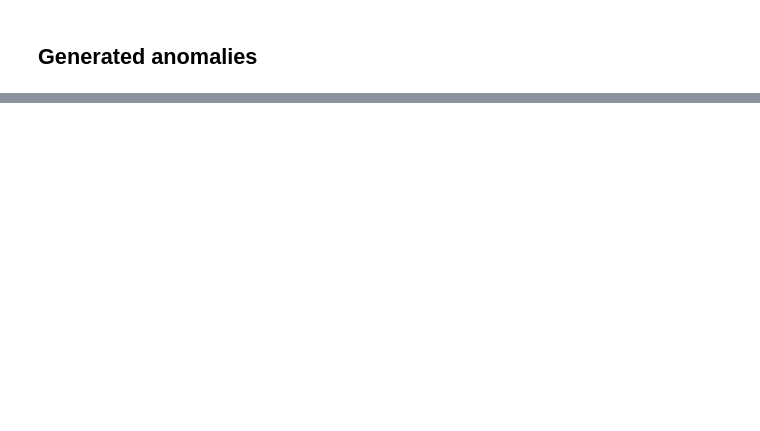
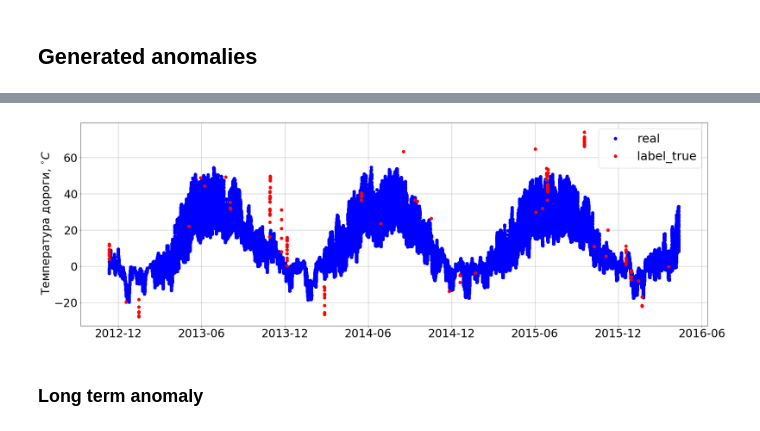
Before and after one commit to NdSv94/MinMax94, a Jupyter notebook: src/pre_defence_experiments/generate_anomalies.ipynb, the cells around one changed output, grey strips where cells are left out. Drawn from its saved outputs; the diff is of its cells as text; code cells hidden in the pictures; blank space fills up the shorter version.

```diff
--- a/src/pre_defence_experiments/generate_anomalies.ipynb
+++ b/src/pre_defence_experiments/generate_anomalies.ipynb
@@ -148,0 +120,50 @@ tet
+# %%
+def generate_short_term_anomaly(df, index, col=MmxColumns.ROAD_TEMPERATURE):
+    series_duration = np.random.randint(3, 12)
+    sign = np.random.choice([1, -1])
+
+    series_adding = sign * np.random.exponential(2, series_duration)
+    perturbation = np.cumsum(series_adding)
+
+    perturbated_series = df.loc[index: (index+series_duration-1), col] + perturbation
+    return perturbated_series
+
+number_of_anomalies = 20 * len(generate_station_id)
+col = MmxColumns.ROAD_TEMPERATURE
+index_list = np.random.choice(test.index, number_of_anomalies, replace=False)
+
+for index in index_list:
+    perturbated_series = generate_short_term_anomaly(test, index)
+    series_duration = len(perturbated_series)
+    test.loc[index: (index + series_duration - 1), col] += perturbated_series
+    test.loc[index: (index + series_duration - 1), 'label_true'] = True
+# %%
+# generate_station_id = [615, 618, 620, 624, 626, 627, 635, 702,
+#                       704, 862, 874, 888, 1808, 1813, 1826]
+
+to_plot = test[test['station_id']==618]
+to_plot = to_plot[(to_plot['date_time_utc']<=end) & (to_plot['date_time_utc']>=start)]
+to_plot = to_plot.set_index('date_time_utc')
+
+
+plt.figure(figsize=(30, 10))
+
+for elem in [False, True]:
+    cond = to_plot['label_true'] == elem
+    if elem:
+        plt.plot_date(to_plot[cond].index, to_plot[cond]['data_t_road'], 'r',
+                      linestyle='none', marker='o', markersize=8, label='label_true')
+    else:
+        plt.plot_date(to_plot[cond].index, to_plot[cond]['data_t_road'], 'b',
+                      linestyle='none', marker='o', markersize=8, label='real')
+
+plt.grid()
+plt.legend(fontsize=32)
+plt.ylabel(r' Температура дороги, $^{\circ}C$', fontsize=30)
+
+plt.tick_params(labelsize=30)
+plt.show()
+# %% [output]
+[figure, added]
+# %% [markdown]
+### Long term anomaly
```
Also changed, not shown: parts of 48 cells of this notebook, 12 other files.
